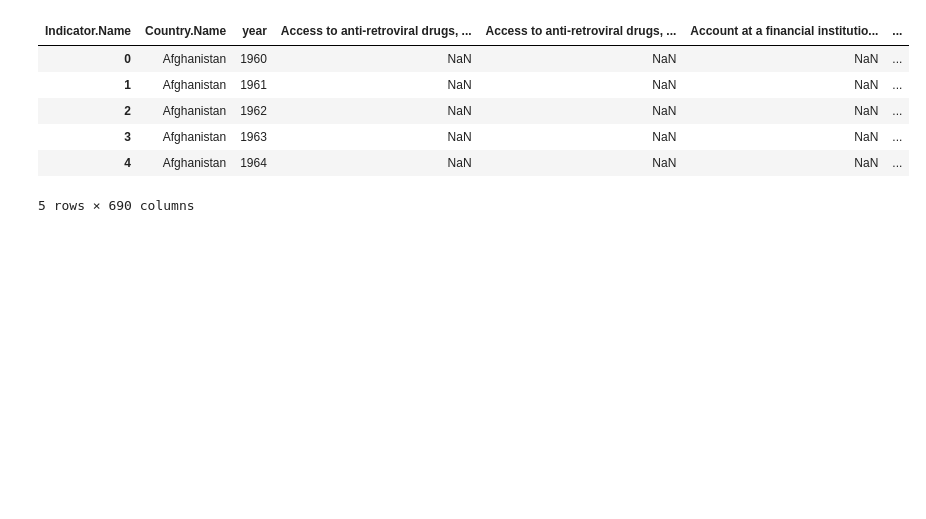
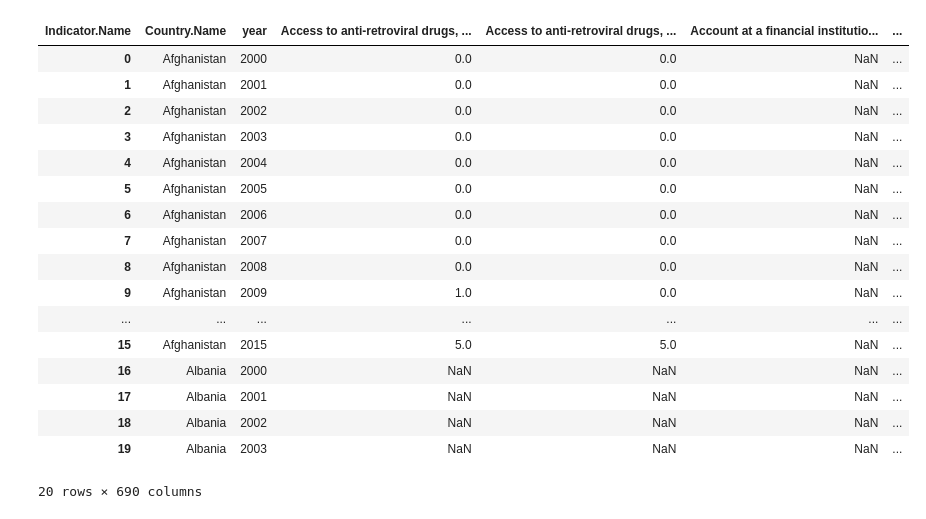
Before and after one commit to circushaase/Capstone-1_WorldBank_GenderData, a Jupyter notebook: Capstone data exploration and wrangling.ipynb, the cells around one changed output. Cells and saved outputs as stored; diff of their text form; code cells hidden in the pictures; blank space fills up the shorter version.

Commit message:
Update to Wrangling and adding raw data csv file

```diff
--- a/Capstone data exploration and wrangling.ipynb
+++ b/Capstone data exploration and wrangling.ipynb
@@ -65,0 +86,4 @@ df[df.year == 2011].head()
+# %%
+#restrict the data to years between 1999 and 2016
+df = df[(df.year > 1999) & (df.year<2016)]
+df.head()
@@ -66,13 +97,24 @@ df[df.year == 2011].head()
 # %%
-# Unmelting column "Indictor.Name"
+# Unmelting/unstacking column "Indictor.Name" to make each 'indicator' variable its own row
 df = df.pivot_table(index=["Country.Name","year"], columns="Indicator.Name", values="value")
 df.reset_index(drop=False, inplace=True)
-df.head()
+df.head(20)
 # %% [output]
 | Indicator.Name | Country.Name | year | Access to anti-retroviral drugs, ... | Access to anti-retroviral drugs, ... | Account at a financial institutio... | ... |
-| 0 | Afghanistan | 1960 | NaN | NaN | NaN | ... |
-| 1 | Afghanistan | 1961 | NaN | NaN | NaN | ... |
-| 2 | Afghanistan | 1962 | NaN | NaN | NaN | ... |
-| 3 | Afghanistan | 1963 | NaN | NaN | NaN | ... |
-| 4 | Afghanistan | 1964 | NaN | NaN | NaN | ... |
+| 0 | Afghanistan | 2000 | 0.0 | 0.0 | NaN | ... |
+| 1 | Afghanistan | 2001 | 0.0 | 0.0 | NaN | ... |
+| 2 | Afghanistan | 2002 | 0.0 | 0.0 | NaN | ... |
+| 3 | Afghanistan | 2003 | 0.0 | 0.0 | NaN | ... |
+| 4 | Afghanistan | 2004 | 0.0 | 0.0 | NaN | ... |
+| 5 | Afghanistan | 2005 | 0.0 | 0.0 | NaN | ... |
+| 6 | Afghanistan | 2006 | 0.0 | 0.0 | NaN | ... |
+| 7 | Afghanistan | 2007 | 0.0 | 0.0 | NaN | ... |
+| 8 | Afghanistan | 2008 | 0.0 | 0.0 | NaN | ... |
+| 9 | Afghanistan | 2009 | 1.0 | 0.0 | NaN | ... |
+| ... | ... | ... | ... | ... | ... | ... |
+| 15 | Afghanistan | 2015 | 5.0 | 5.0 | NaN | ... |
+| 16 | Albania | 2000 | NaN | NaN | NaN | ... |
+| 17 | Albania | 2001 | NaN | NaN | NaN | ... |
+| 18 | Albania | 2002 | NaN | NaN | NaN | ... |
+| 19 | Albania | 2003 | NaN | NaN | NaN | ... |
-5 rows × 690 columns
+20 rows × 690 columns
```
Also changed, not shown: parts of 7 cells of this notebook, 1 other file.
